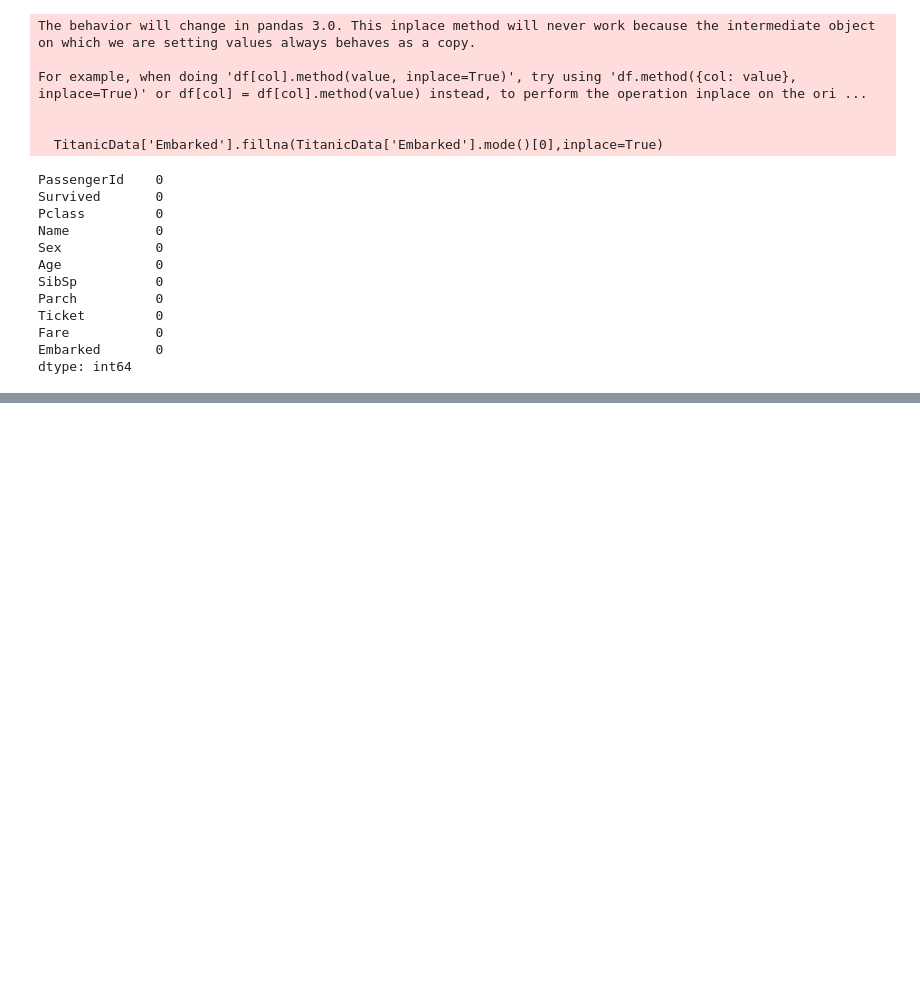
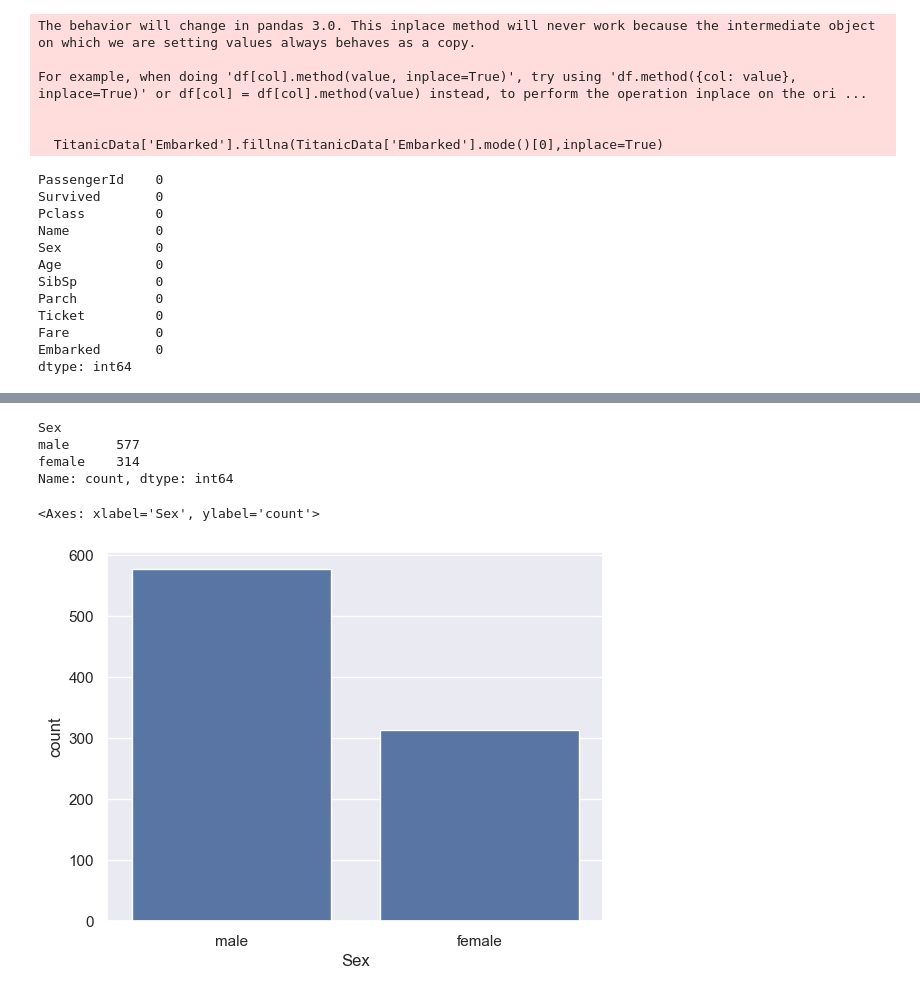
Before and after one commit to bakwasbandd/TitanicSurvivalPrediction, a Jupyter notebook: SurvivalPred.ipynb, the cells around one changed output, grey strips where cells are left out. Cells and saved outputs as stored; diff of their text form; code cells hidden in the pictures; blank space fills up the shorter version.

```diff
--- a/SurvivalPred.ipynb
+++ b/SurvivalPred.ipynb
@@ -139,0 +170,12 @@ dtype: int64
+# %%
+TitanicData["Sex"].value_counts()
+# %% [output]
+Sex
+male      577
+female    314
+Name: count, dtype: int64
+# %%
+sns.countplot(x='Sex',data=TitanicData)
+# %% [output]
+<Axes: xlabel='Sex', ylabel='count'>
+[figure, added]
```
Also changed, not shown: parts of 16 cells of this notebook.
